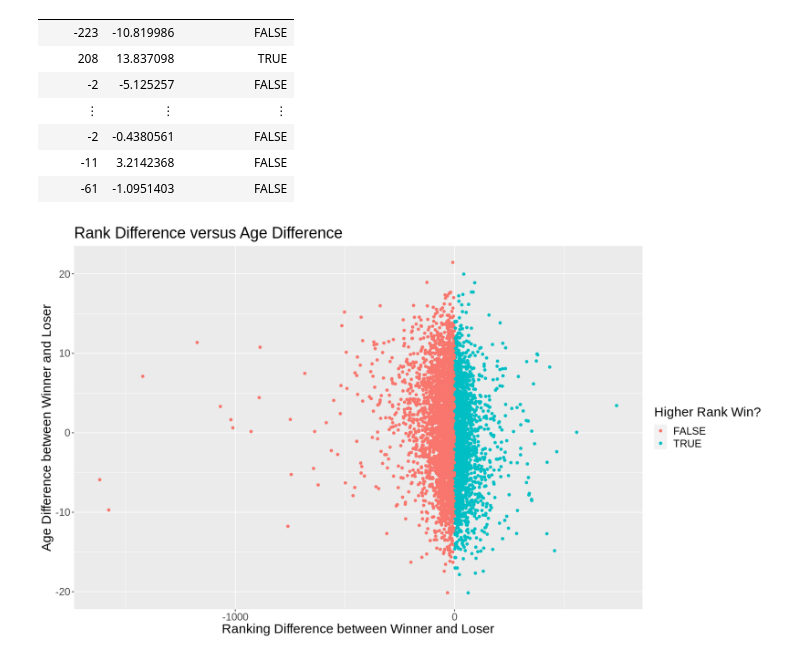
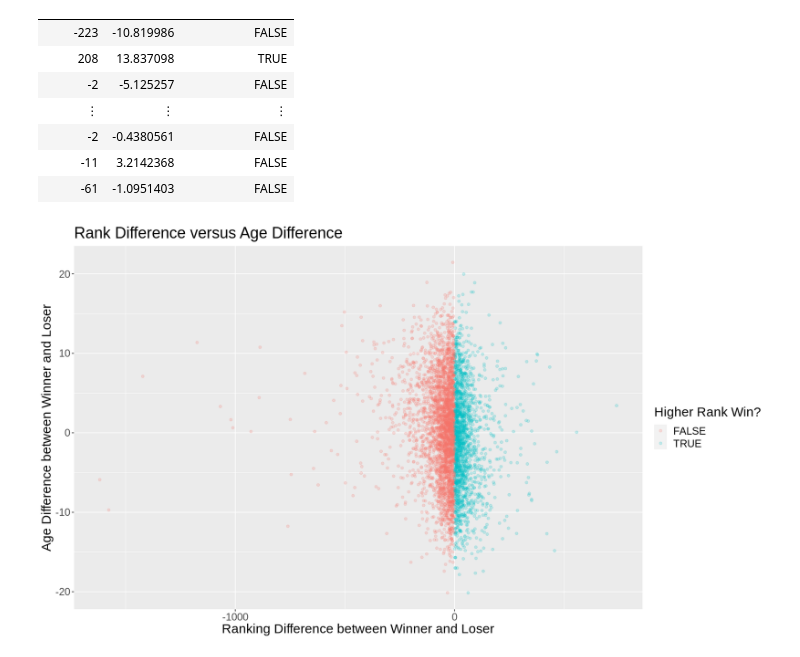
Before and after one commit to nitahieb/dsci100project, a Jupyter notebook: project.ipynb, the cells around one changed output. Drawn from its saved outputs; the diff is of its cells as text; code cells hidden in the pictures.

```diff
--- a/project.ipynb
+++ b/project.ipynb
@@ -76,12 +65,18 @@ A tibble: 5139 × 3
 # %%
 ## plotting of the data
 
+## this visualization aims to compare the relationship between ranking difference and age difference
+## between winner and loser of tennis matches.
+
+## from this visualization there seems to be consistency where the predictor, higher_rank_win, will
+## be from the difference in rank and difference in age.
+
 tennis_train_plot <- tennis_train %>%
                      ggplot(aes(x = rank_diff, y = age_diff, color = higher_rank_win)) +
-                     geom_point() +
+                     geom_point(alpha = 0.2) +
                      labs(x = "Ranking Difference between Winner and Loser", y = "Age Difference between Winner and Loser", color = "Higher Rank Win?") +
                      ggtitle("Rank Difference versus Age Difference") +
                      theme(text = element_text (size = 18))
 tennis_train_plot
 # %% [output]
-[figure, old version]
+[figure, new version]
```
Also changed, not shown: parts of 3 cells of this notebook.
